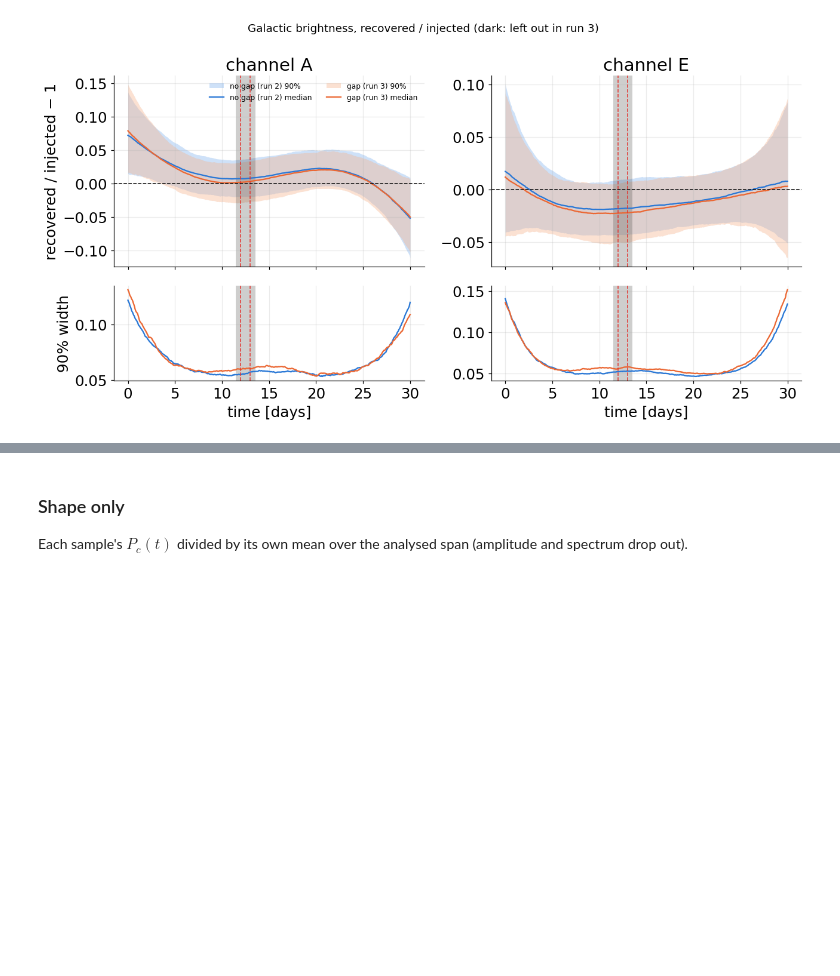
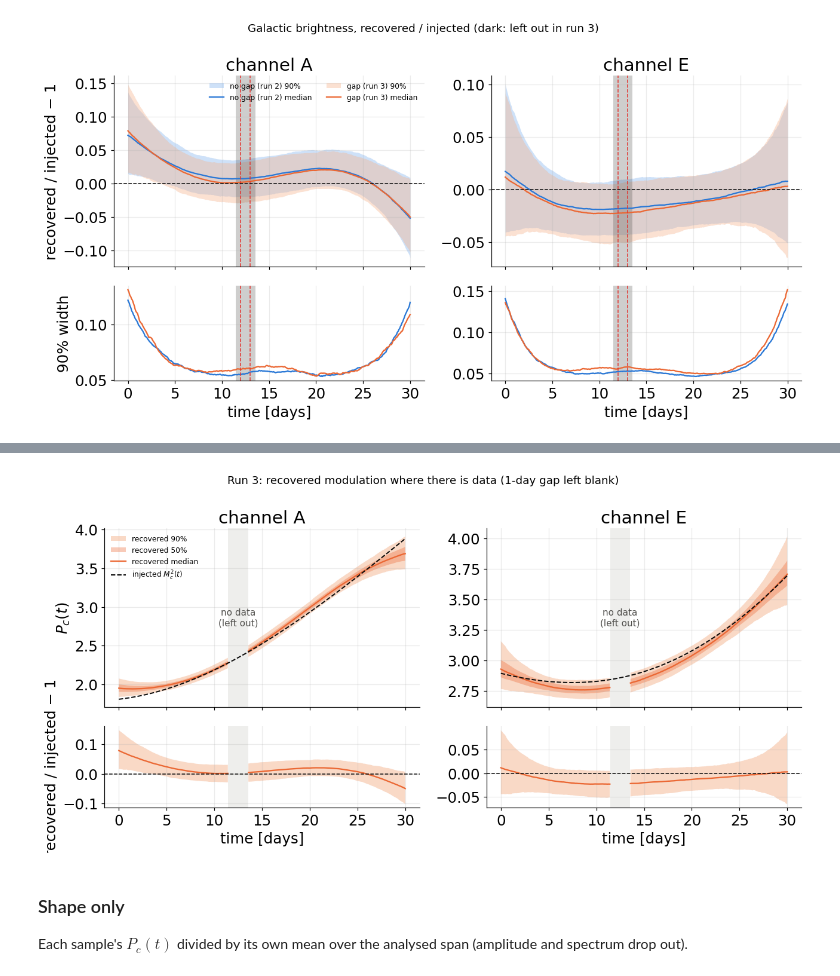
Before and after one commit to shrikrishnaanand/bahamas_ska, a Jupyter notebook: data/wavelet_injection/run3_gap.ipynb, the cells around one changed output, grey strips where cells are left out. Cells and saved outputs as stored; diff of their text form; code cells hidden in the pictures; blank space fills up the shorter version.

```diff
--- a/data/wavelet_injection/run3_gap.ipynb
+++ b/data/wavelet_injection/run3_gap.ipynb
@@ -284,3 +290,33 @@ E:
+# %%
+b4 = B['gap (run 3)']                                    # recovered / injected brightness, (ndraw, 2, nt)
+has_data = ~((td >= gap_lo) & (td <= gap_hi))
+fig, axes = plt.subplots(2, 2, figsize=(12, 6), sharex=True, gridspec_kw={'height_ratios': [2.2, 1]})
+for i, c in enumerate(CH):
+    ax, axr = axes[:, i]
+    q = np.percentile(b4[:, i] * P_true[i], [5, 25, 50, 75, 95], axis=0)
+    q = np.where(has_data, q, np.nan)                       # nothing drawn in the gap
+    ax.fill_between(td, q[0], q[4], color=C_GAP_L, alpha=0.5, lw=0, label='recovered 90%')
+    ax.fill_between(td, q[1], q[3], color=C_GAP, alpha=0.35, lw=0, label='recovered 50%')
+    ax.plot(td, q[2], color=C_GAP, label='recovered median')
+    ax.plot(td, P_true[i], color=C_TRUTH, ls='--', lw=1.3, label=r'injected $M_c^2(t)$')
+    r = np.where(has_data, np.percentile(b4[:, i], [5, 50, 95], axis=0), np.nan)
+    axr.fill_between(td, r[0] - 1, r[2] - 1, color=C_GAP_L, alpha=0.5, lw=0)
+    axr.plot(td, r[1] - 1, color=C_GAP)
+    axr.axhline(0, color=C_TRUTH, ls='--', lw=1)
+    for a in (ax, axr):
+        a.axvspan(gap_lo, gap_hi, color='#eeeeec', lw=0, zorder=0)
+    ax.text((gap_lo + gap_hi) / 2, 0.5, 'no data\n(left out)', transform=ax.get_xaxis_transform(), ha='center',
+            va='center', color=C_MUTED, fontsize=10)
+    ax.set_title(f'channel {c}')
+    axr.set_xlabel('time [days]')
+axes[0, 0].set_ylabel(r'$P_c(t)$')
+axes[1, 0].set_ylabel('recovered / injected − 1')
+axes[0, 0].legend(fontsize=8, loc='upper left')
+fig.suptitle('Run 3: recovered modulation where there is data (1-day gap left blank)', fontsize=12)
+fig.tight_layout()
+fig.savefig(OUT / 'modulation_recovered.png', dpi=150)
+# %% [output]
+[figure, added]
 # %% [markdown]
 ### Shape only
 
```
Also changed, not shown: parts of 2 cells of this notebook, 35 other files.
